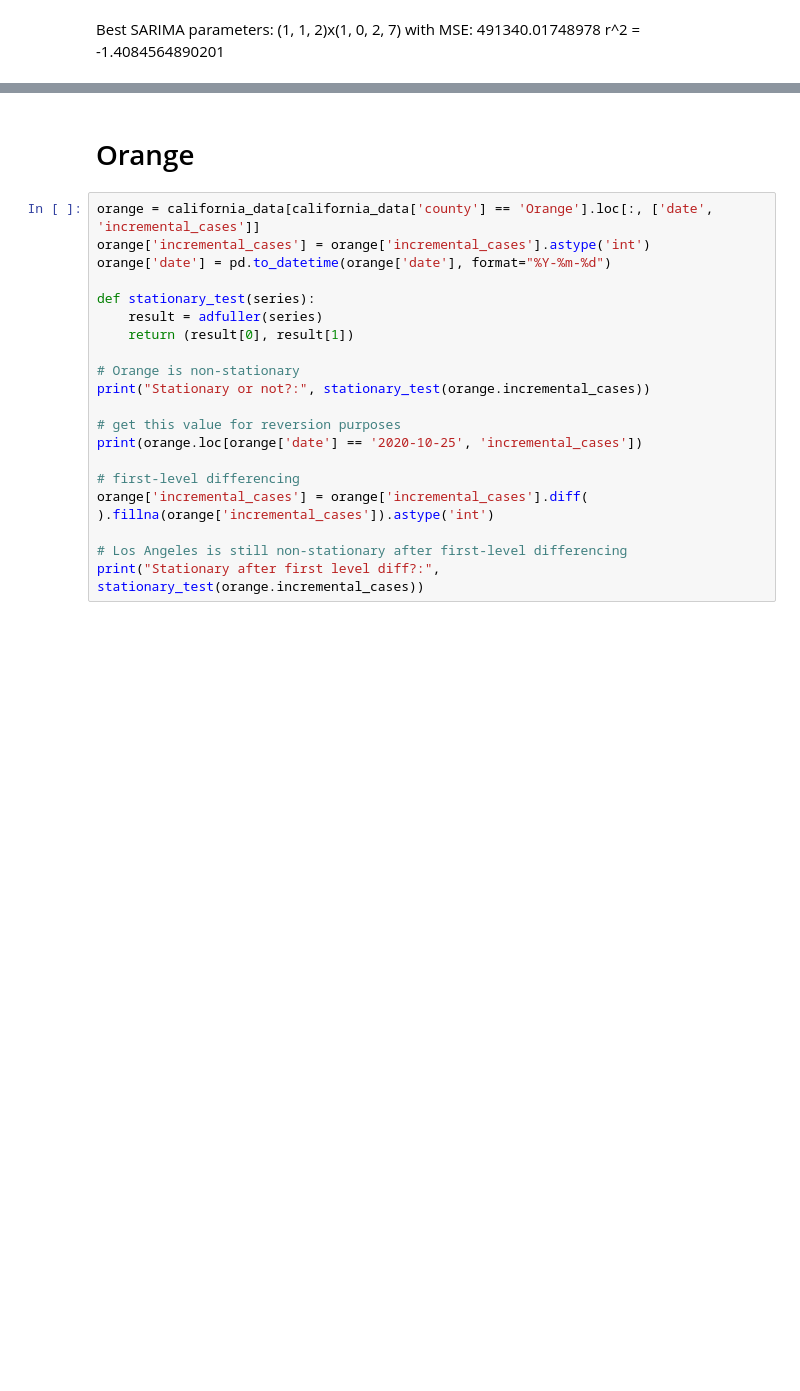
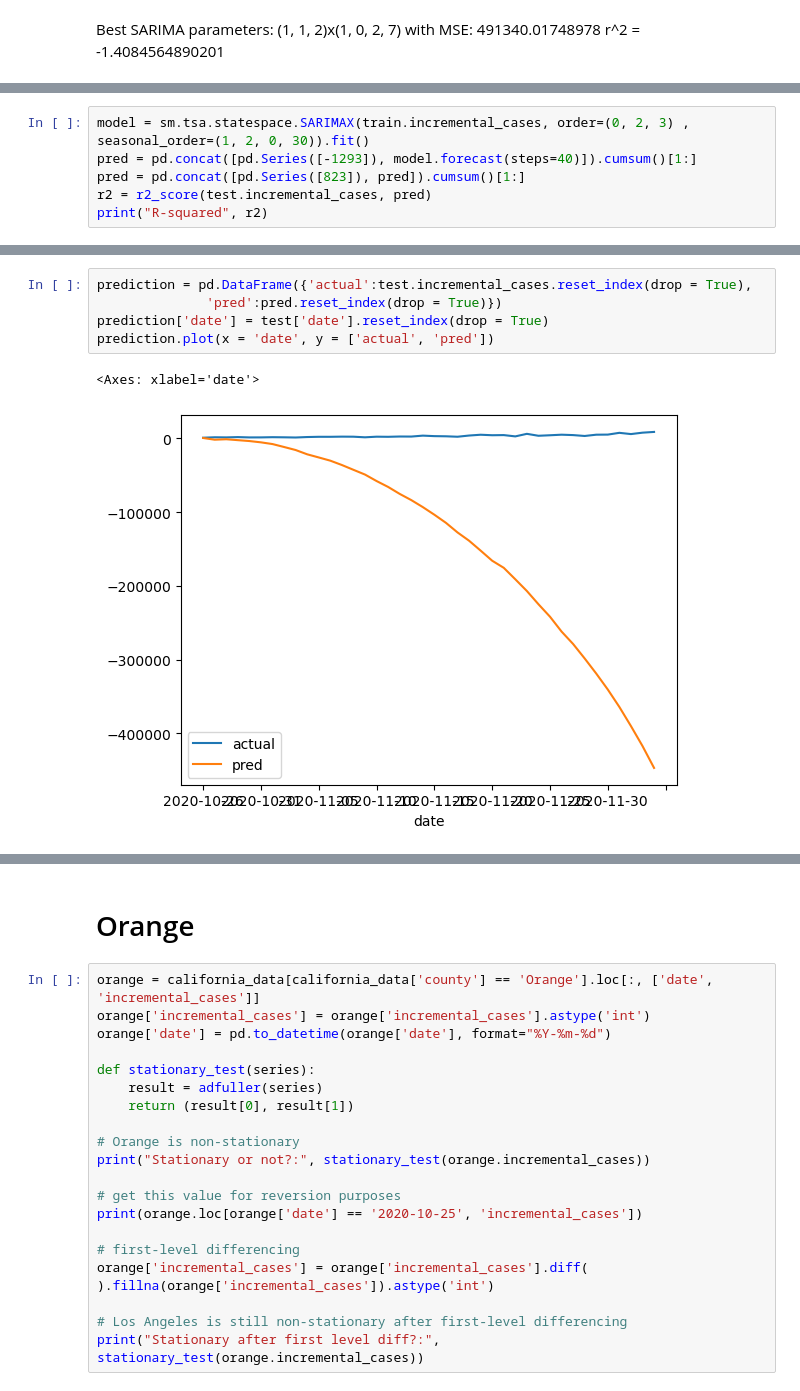
Before and after one commit to songalal/datascienceproject390, a Jupyter notebook: NEW_Elena_SeasonalARIMA_California.ipynb, the cells around one changed output, grey strips where cells are left out. Drawn from its saved outputs; the diff is of its cells as text; blank space fills up the shorter version.

```diff
--- a/NEW_Elena_SeasonalARIMA_California.ipynb
+++ b/NEW_Elena_SeasonalARIMA_California.ipynb
@@ -196,0 +435,6 @@ r^2 = -1.4084564890201
+# %%
+model = sm.tsa.statespace.SARIMAX(train.incremental_cases, order=(0, 2, 3) , seasonal_order=(1, 2, 0, 30)).fit()
+pred = pd.concat([pd.Series([-1293]), model.forecast(steps=40)]).cumsum()[1:]
+pred = pd.concat([pd.Series([823]), pred]).cumsum()[1:]
+r2 = r2_score(test.incremental_cases, pred)
+print("R-squared", r2)
@@ -196,0 +460,8 @@ r^2 = -1.4084564890201
+# %%
+prediction = pd.DataFrame({'actual':test.incremental_cases.reset_index(drop = True),
+              'pred':pred.reset_index(drop = True)})
+prediction['date'] = test['date'].reset_index(drop = True)
+prediction.plot(x = 'date', y = ['actual', 'pred'])
+# %% [output]
+<Axes: xlabel='date'>
+[figure, added]
```
Also changed, not shown: parts of 17 cells of this notebook, 3 other files.
